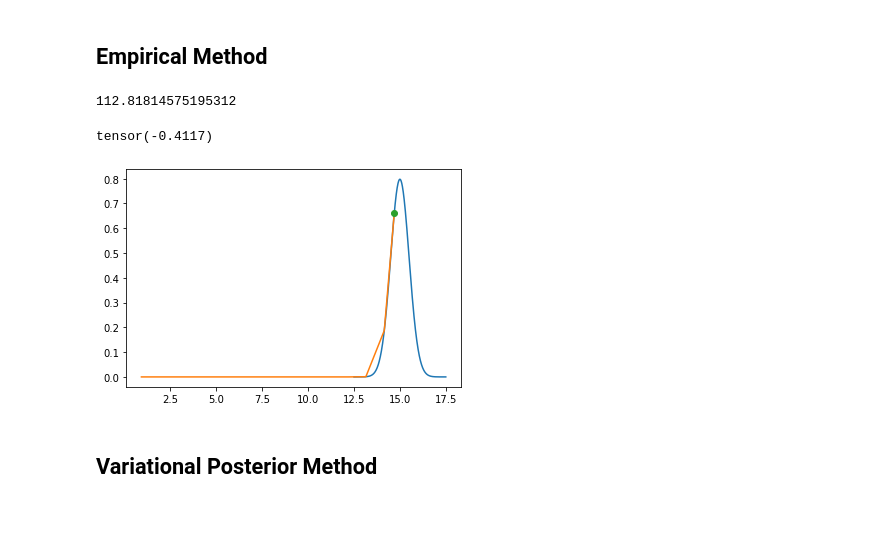
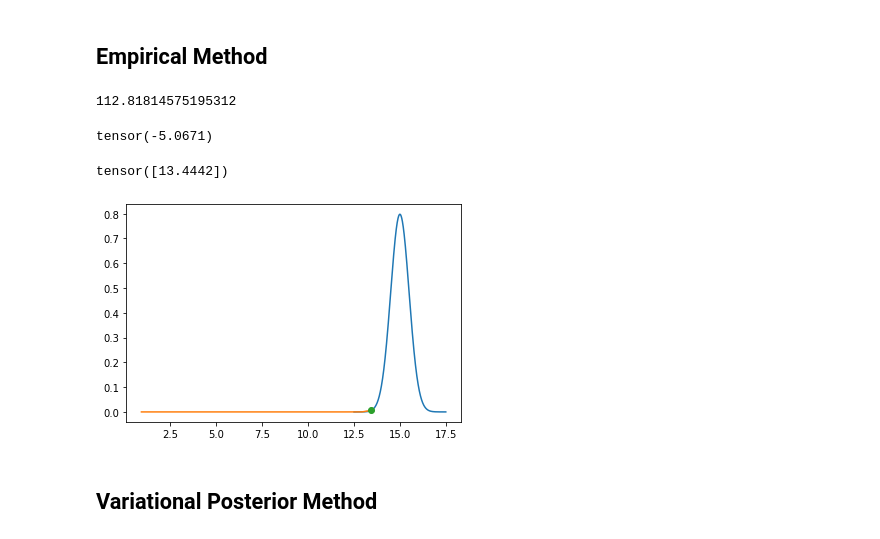
Before and after one commit to Bottledd/iREC, a Jupyter notebook: notebooks/LinearRegressionExperiments.ipynb, the cells around one changed output. Cells and saved outputs as stored; diff of their text form; code cells hidden in the pictures.

```diff
--- a/notebooks/LinearRegressionExperiments.ipynb
+++ b/notebooks/LinearRegressionExperiments.ipynb
@@ -140,14 +140,16 @@ tensor(-1.3527)
 # %%
 target = dist.multivariate_normal.MultivariateNormal(loc=torch.tensor([15.]), covariance_matrix=0.25*torch.eye(1))
 sigmas = torch.tensor([0.0750, 0.0722, 0.0712, 0.0709, 0.0710, 0.0712, 0.0715, 0.0713, 0.0714,
         0.0718, 0.0717, 0.0700, 0.0647, 0.0556, 0.0204])
 # sigmas=None
-z, encoder = run_and_plot_coded_sample(target, dim=1, alpha=0.001, omega=8, num_samples=10000, epsilon=0.05, sigmas=sigmas)
+z, encoder = run_and_plot_coded_sample(target, dim=1, alpha=0.001, omega=8, num_samples=1, epsilon=0., sigmas=sigmas)
 # plt.plot(encoder.auxiliary_posterior.empirical_samples, torch.exp(target.log_prob(encoder.auxiliary_posterior.empirical_samples)), 'x')
+z
 # %% [output]
 112.81814575195312
-tensor(-0.4117)
+tensor(-5.0671)
+tensor([13.4442])
-[figure, old version]
+[figure, new version]
 # %% [markdown]
 ## Variational Posterior Method
 # %% [markdown]
```
Also changed, not shown: 1 other file.
